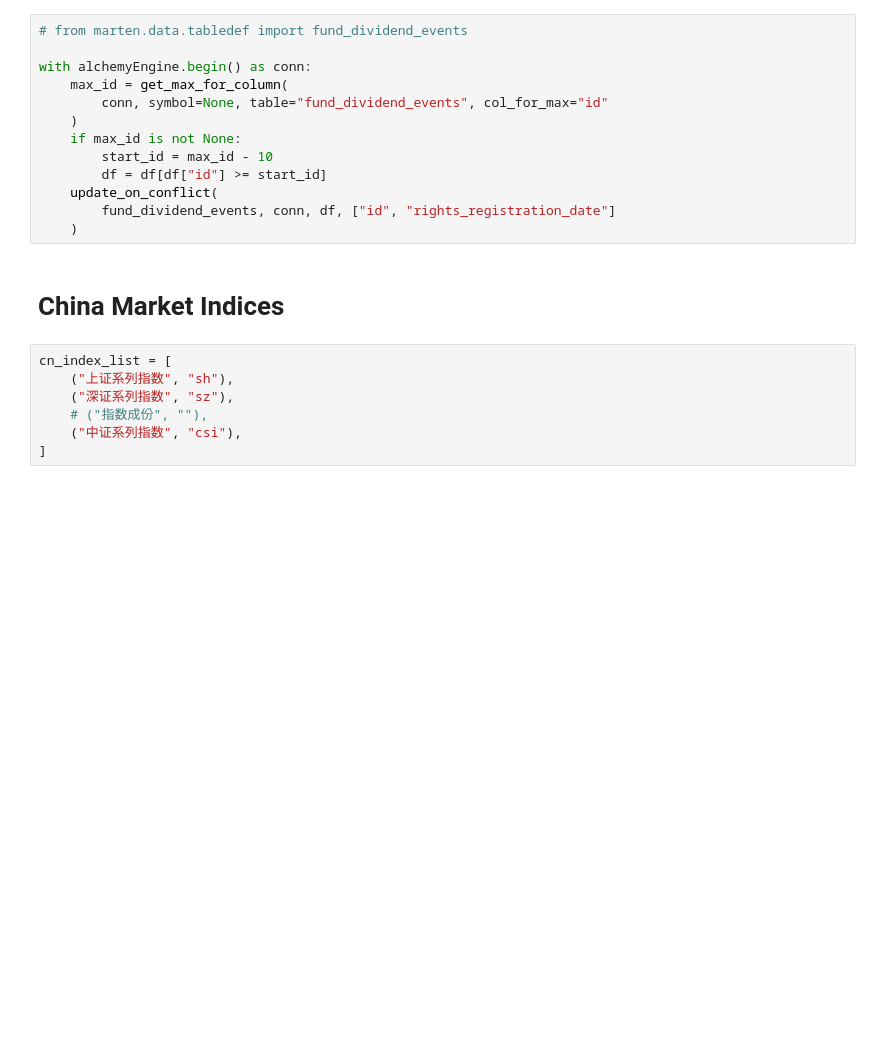
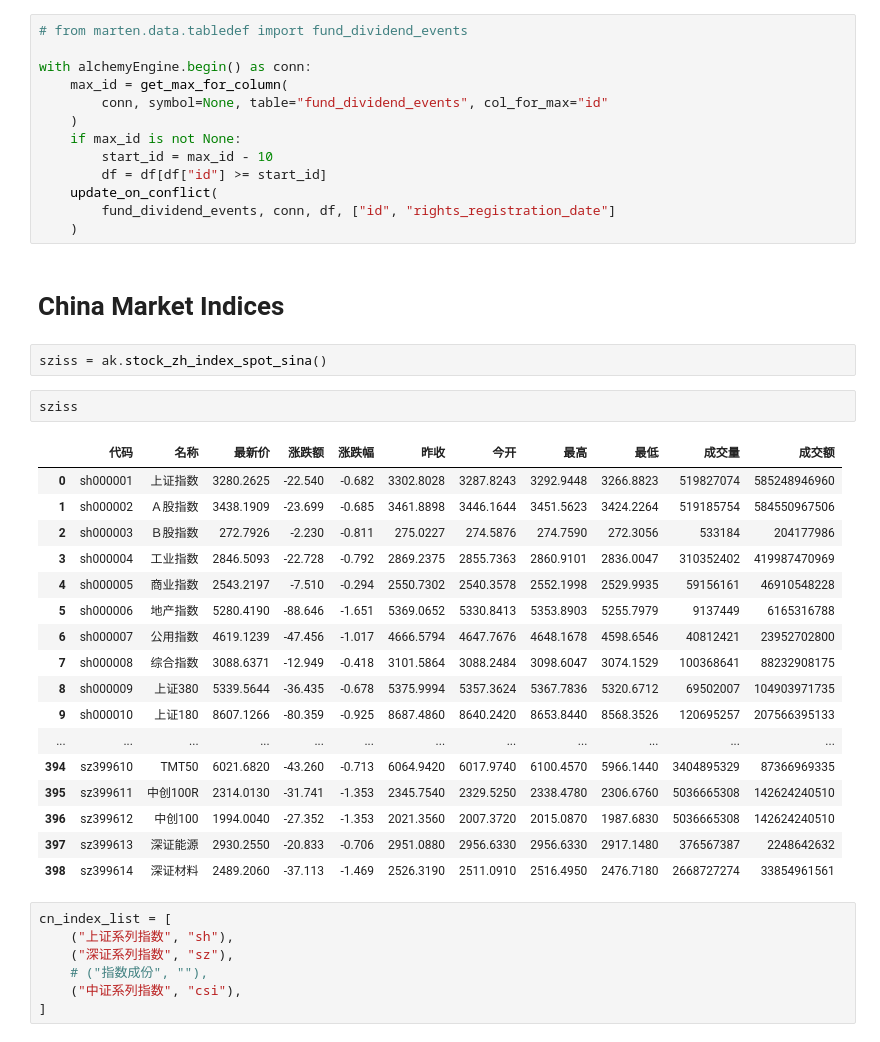
Before and after one commit to agux/marten, a Jupyter notebook: notebooks/1.0-etl.ipynb, the cells around one changed output. Saved outputs shown, nothing was run; the diff lists cells and outputs as text; blank space fills up the shorter version.

```diff
--- a/notebooks/1.0-etl.ipynb
+++ b/notebooks/1.0-etl.ipynb
@@ -629,6 +629,28 @@ with alchemyEngine.begin() as conn:
     )
 # %% [markdown]
 # China Market Indices
+# %%
+sziss = ak.stock_zh_index_spot_sina()
+# %%
+sziss
+# %% [output]
+|  | 代码 | 名称 | 最新价 | 涨跌额 | 涨跌幅 | 昨收 | 今开 | 最高 | 最低 | 成交量 | 成交额 |
+| 0 | sh000001 | 上证指数 | 3280.2625 | -22.540 | -0.682 | 3302.8028 | 3287.8243 | 3292.9448 | 3266.8823 | 519827074 | 585248946960 |
+| 1 | sh000002 | Ａ股指数 | 3438.1909 | -23.699 | -0.685 | 3461.8898 | 3446.1644 | 3451.5623 | 3424.2264 | 519185754 | 584550967506 |
+| 2 | sh000003 | Ｂ股指数 | 272.7926 | -2.230 | -0.811 | 275.0227 | 274.5876 | 274.7590 | 272.3056 | 533184 | 204177986 |
+| 3 | sh000004 | 工业指数 | 2846.5093 | -22.728 | -0.792 | 2869.2375 | 2855.7363 | 2860.9101 | 2836.0047 | 310352402 | 419987470969 |
+| 4 | sh000005 | 商业指数 | 2543.2197 | -7.510 | -0.294 | 2550.7302 | 2540.3578 | 2552.1998 | 2529.9935 | 59156161 | 46910548228 |
+| 5 | sh000006 | 地产指数 | 5280.4190 | -88.646 | -1.651 | 5369.0652 | 5330.8413 | 5353.8903 | 5255.7979 | 9137449 | 6165316788 |
+| 6 | sh000007 | 公用指数 | 4619.1239 | -47.456 | -1.017 | 4666.5794 | 4647.7676 | 4648.1678 | 4598.6546 | 40812421 | 23952702800 |
+| 7 | sh000008 | 综合指数 | 3088.6371 | -12.949 | -0.418 | 3101.5864 | 3088.2484 | 3098.6047 | 3074.1529 | 100368641 | 88232908175 |
+| 8 | sh000009 | 上证380 | 5339.5644 | -36.435 | -0.678 | 5375.9994 | 5357.3624 | 5367.7836 | 5320.6712 | 69502007 | 104903971735 |
+| 9 | sh000010 | 上证180 | 8607.1266 | -80.359 | -0.925 | 8687.4860 | 8640.2420 | 8653.8440 | 8568.3526 | 120695257 | 207566395133 |
+| ... | ... | ... | ... | ... | ... | ... | ... | ... | ... | ... | ... |
+| 394 | sz399610 | TMT50 | 6021.6820 | -43.260 | -0.713 | 6064.9420 | 6017.9740 | 6100.4570 | 5966.1440 | 3404895329 | 87366969335 |
+| 395 | sz399611 | 中创100R | 2314.0130 | -31.741 | -1.353 | 2345.7540 | 2329.5250 | 2338.4780 | 2306.6760 | 5036665308 | 142624240510 |
+| 396 | sz399612 | 中创100 | 1994.0040 | -27.352 | -1.353 | 2021.3560 | 2007.3720 | 2015.0870 | 1987.6830 | 5036665308 | 142624240510 |
+| 397 | sz399613 | 深证能源 | 2930.2550 | -20.833 | -0.706 | 2951.0880 | 2956.6330 | 2956.6330 | 2917.1480 | 376567387 | 2248642632 |
+| 398 | sz399614 | 深证材料 | 2489.2060 | -37.113 | -1.469 | 2526.3190 | 2511.0910 | 2516.4950 | 2476.7180 | 2668727274 | 33854961561 |
 # %%
 cn_index_list = [
     ("上证系列指数", "sh"),
```
Also changed, not shown: parts of 3 cells of this notebook, 9 other files.
